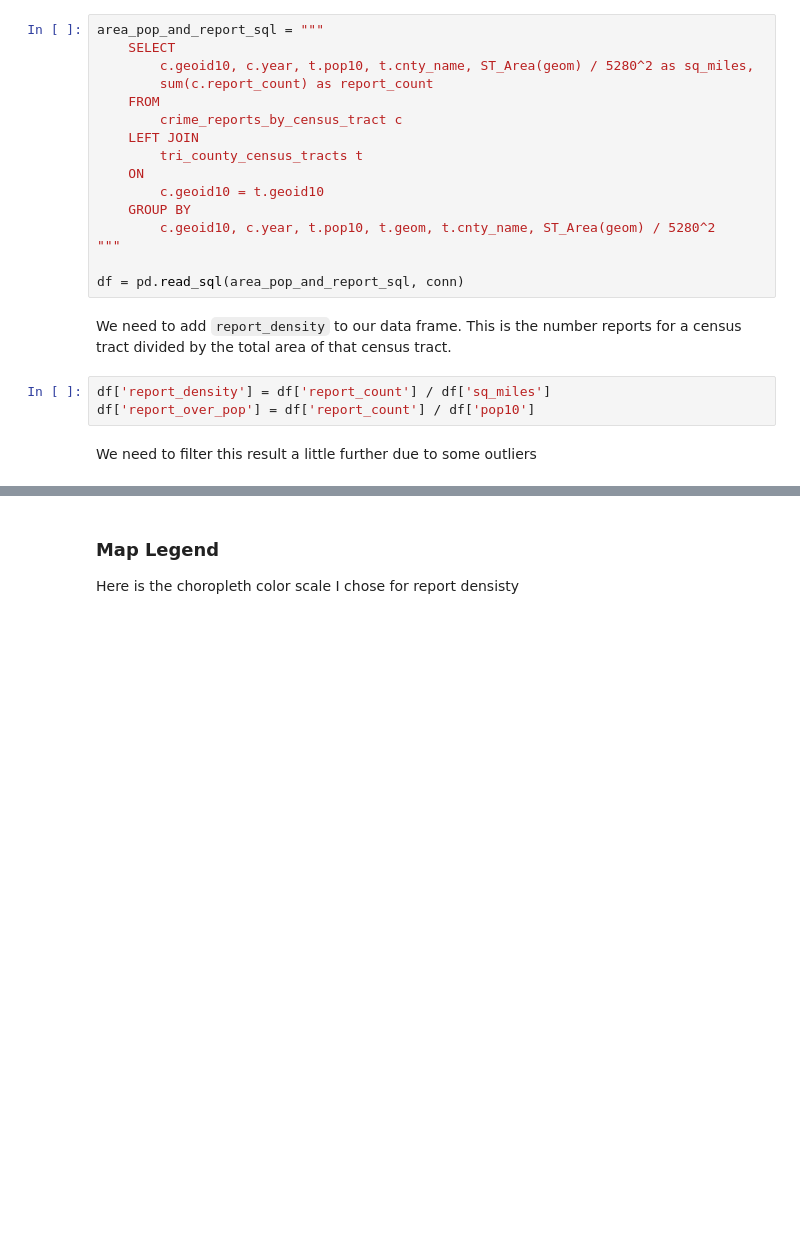
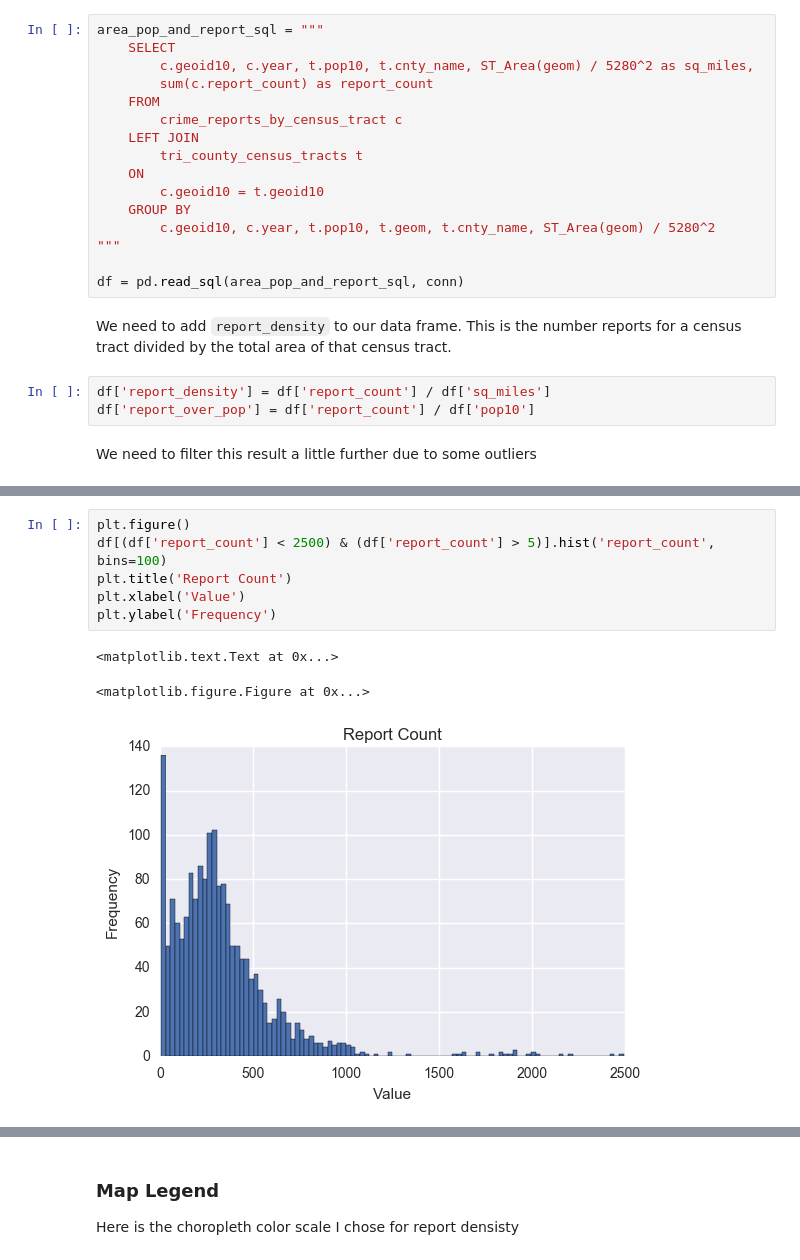
Before and after one commit to travishathaway/crimestats, a Jupyter notebook: ipynbs/Comparing Census Tracts Using Population and Reported Crimes.ipynb, the cells around one changed output, grey strips where cells are left out. Saved outputs shown, nothing was run; the diff lists cells and outputs as text; blank space fills up the shorter version.

```diff
--- a/ipynbs/Comparing Census Tracts Using Population and Reported Crimes.ipynb
+++ b/ipynbs/Comparing Census Tracts Using Population and Reported Crimes.ipynb
@@ -229,0 +232,10 @@ array([[<matplotlib.axes._subplots.AxesSubplot object at 0x...>]], dtype=object)
+# %%
+plt.figure()
+df[(df['report_count'] < 2500) & (df['report_count'] > 5)].hist('report_count', bins=100)
+plt.title('Report Count')
+plt.xlabel('Value')
+plt.ylabel('Frequency')
+# %% [output]
+<matplotlib.text.Text at 0x...>
+<matplotlib.figure.Figure at 0x...>
+[figure, added]
```
Also changed, not shown: parts of 5 cells of this notebook.
